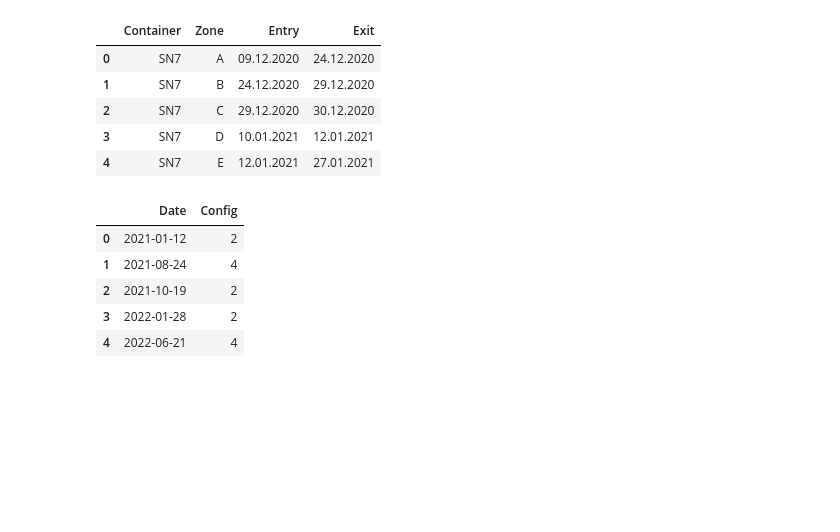
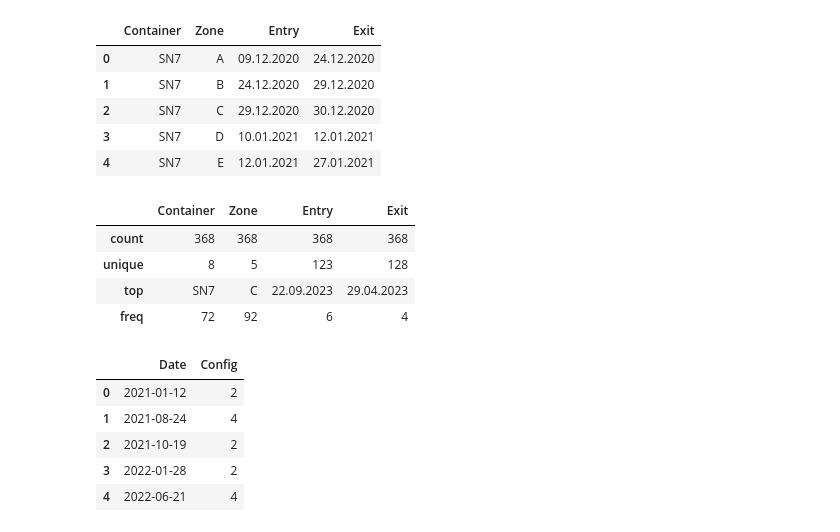
Before and after one commit to ThomasSecco/Hackathon, a Jupyter notebook: notebooks/Louison.ipynb, the cells around one changed output. Saved outputs shown, nothing was run; the diff lists cells and outputs as text; code cells hidden in the pictures; blank space fills up the shorter version.

```diff
--- a/notebooks/Louison.ipynb
+++ b/notebooks/Louison.ipynb
@@ -12,6 +12,14 @@ events.head()
 | 2 | SN7 | C | 29.12.2020 | 30.12.2020 |
 | 3 | SN7 | D | 10.01.2021 | 12.01.2021 |
 | 4 | SN7 | E | 12.01.2021 | 27.01.2021 |
+# %%
+events.describe()
+# %% [output]
+|  | Container | Zone | Entry | Exit |
+| count | 368 | 368 | 368 | 368 |
+| unique | 8 | 5 | 123 | 128 |
+| top | SN7 | C | 22.09.2023 | 29.04.2023 |
+| freq | 72 | 92 | 6 | 4 |
 # %%
 demands = pd.read_excel("../dataset/a6_booster_delivery_planning.xlsx")
 demands.head()
```
Also changed, not shown: parts of 7 cells of this notebook.
